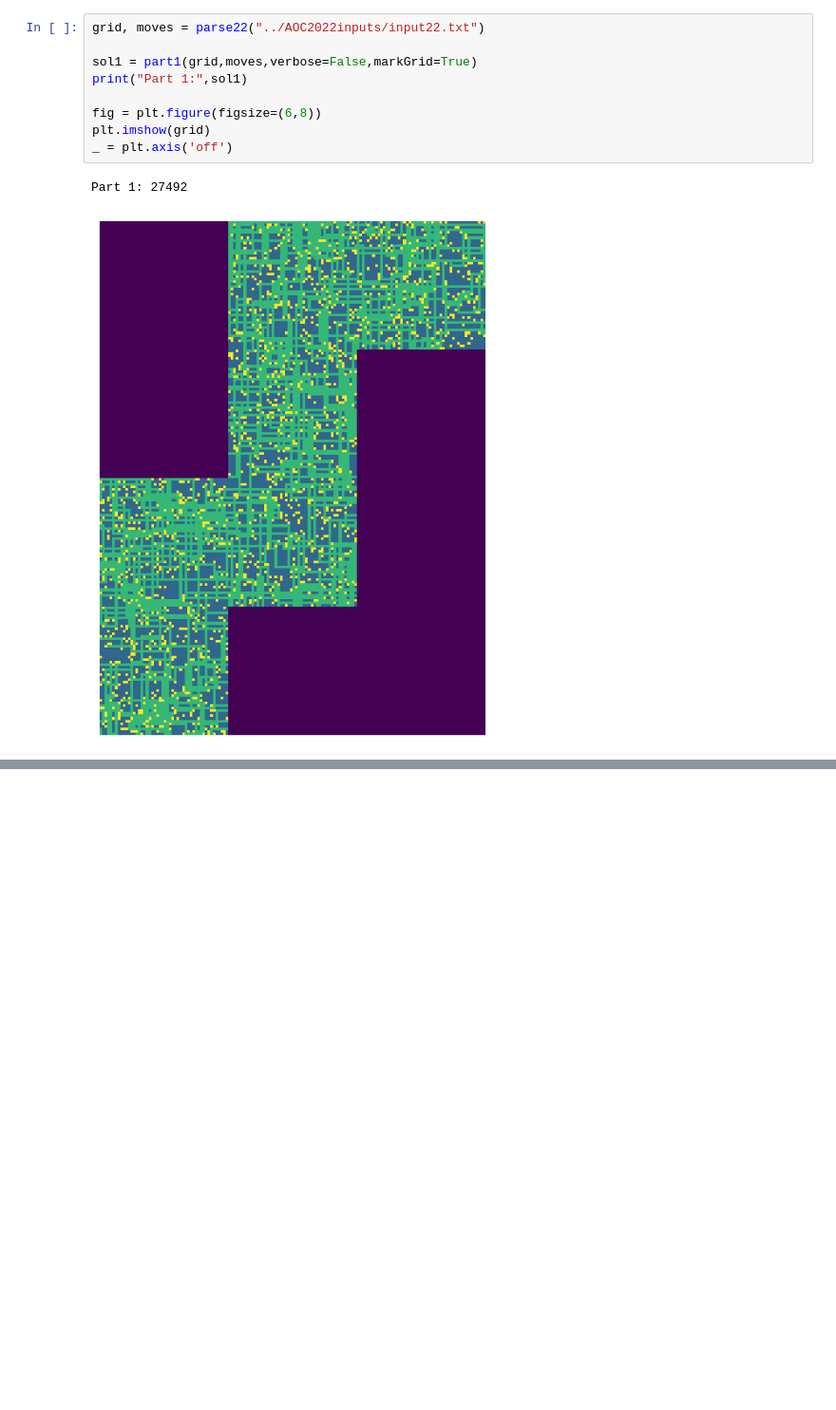
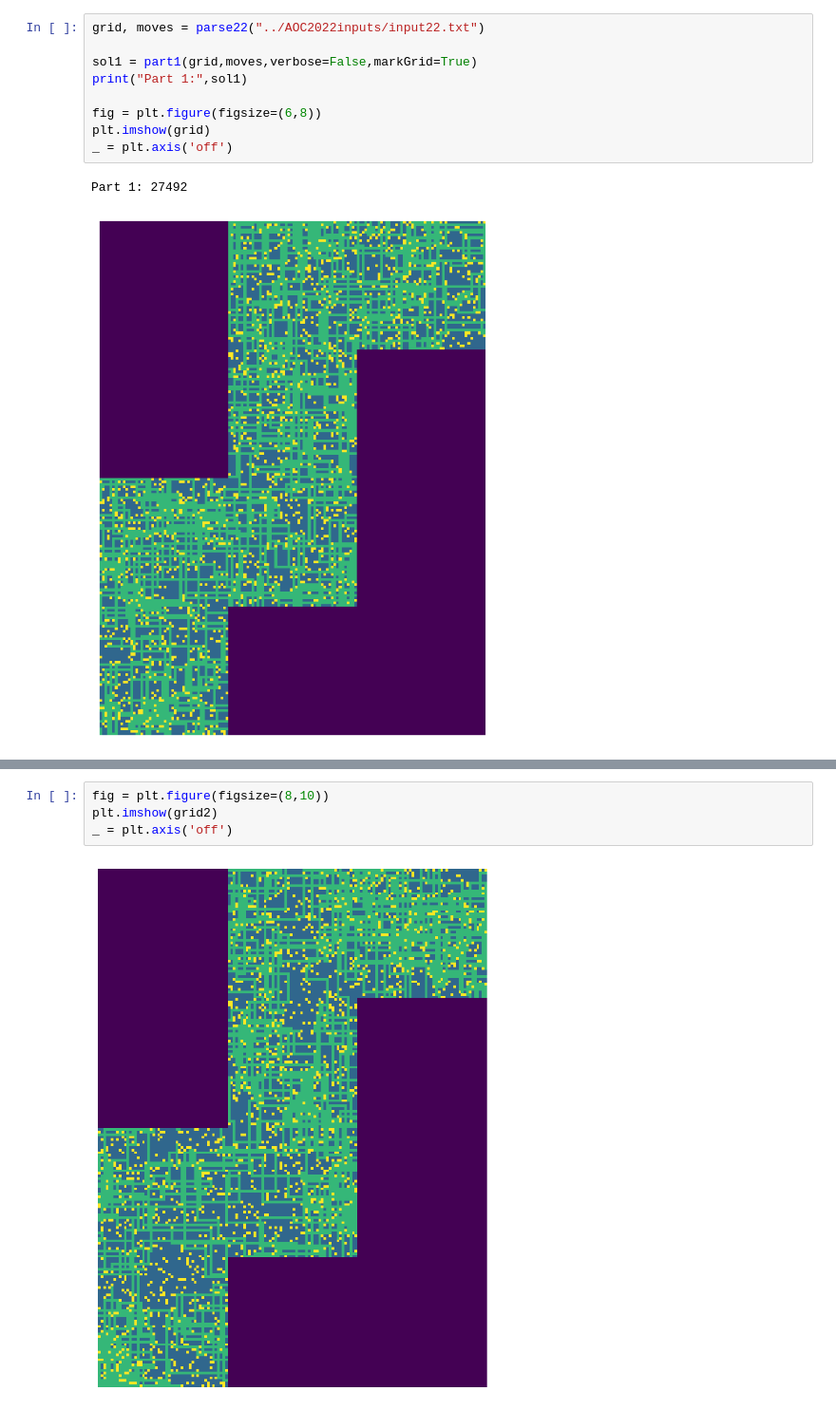
Before and after one commit to marcodelmastro/AdventOfCode2022, a Jupyter notebook: Day22.ipynb, the cells around one changed output, grey strips where cells are left out. Shown at 95% size. Drawn from its saved outputs; the diff is of its cells as text; blank space fills up the shorter version.

```diff
--- a/Day22.ipynb
+++ b/Day22.ipynb
@@ -294,3 +323,9 @@ sol2 = part2(grid2,moves,verbose=False,markGrid=False)
 print("Part 2:",sol2) # 78291
 # %% [output]
 Part 2: 78291
+# %%
+fig = plt.figure(figsize=(8,10))
+plt.imshow(grid2)
+_ = plt.axis('off')
+# %% [output]
+[figure, added]
```
Also changed, not shown: parts of 3 cells of this notebook.
